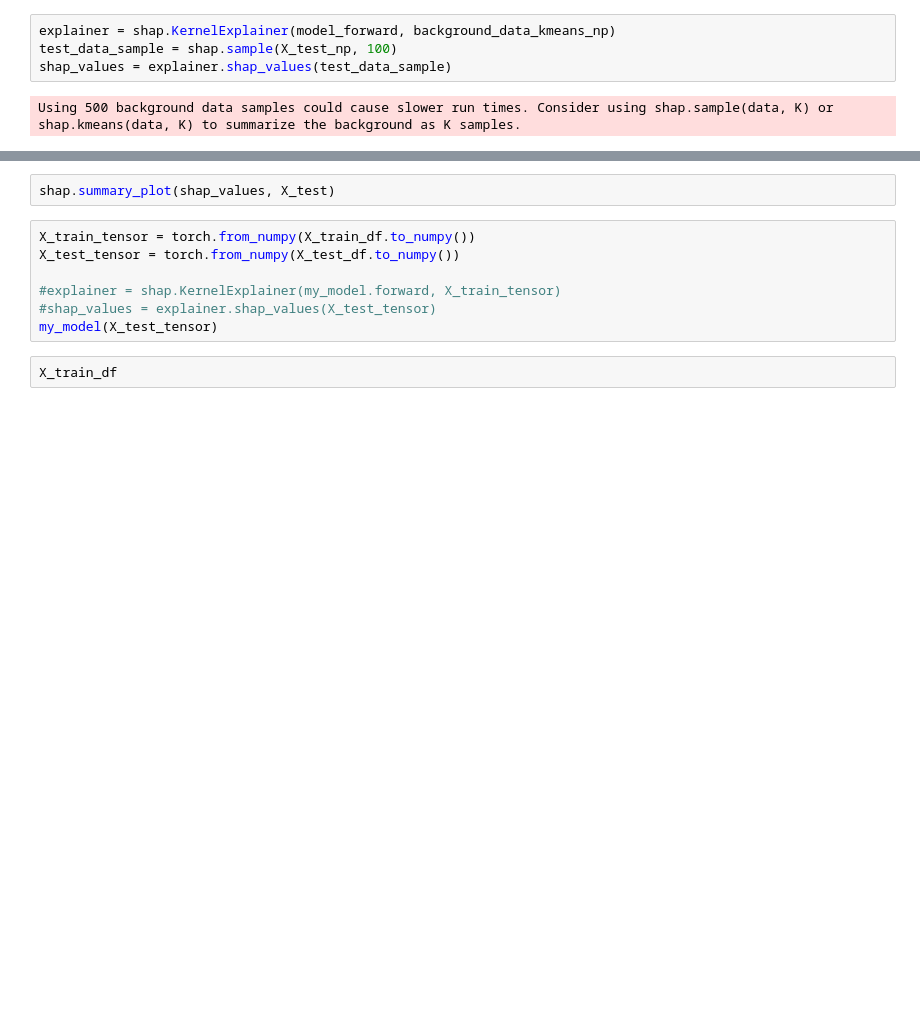
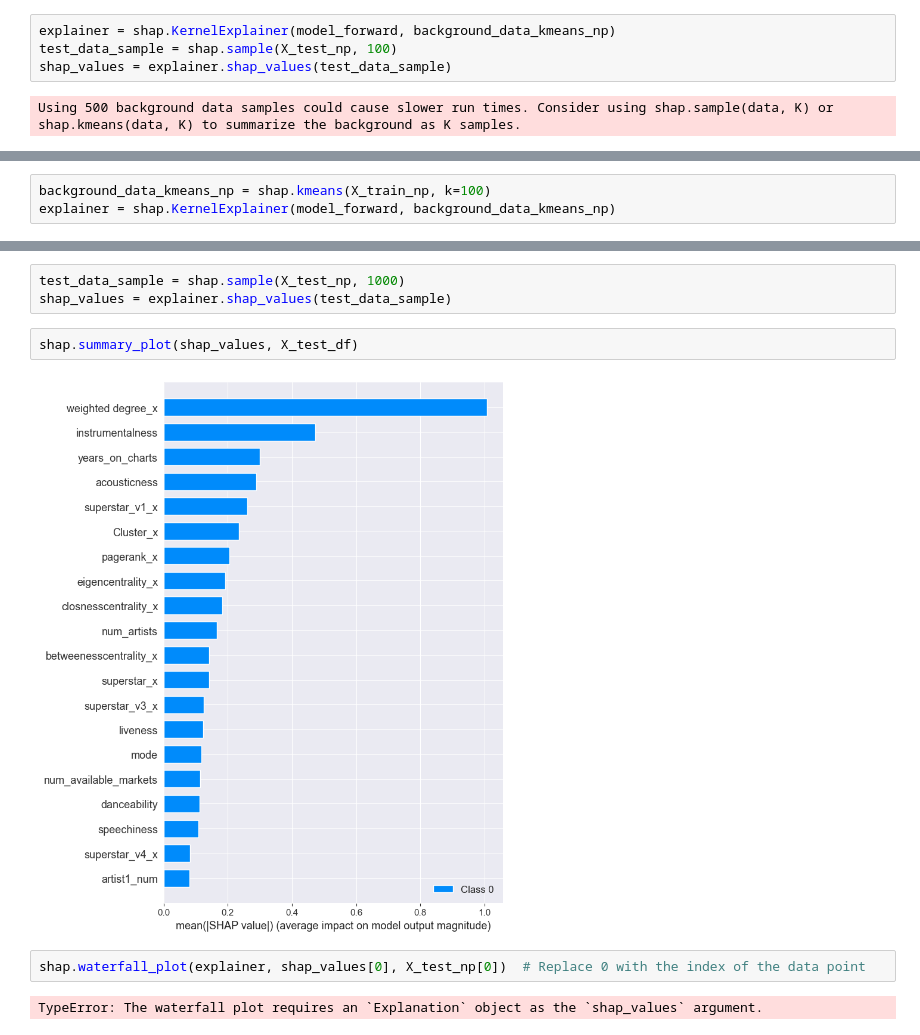
Before and after one commit to l4vd/Ba_first_tries, a Jupyter notebook: models/Original_MLP/Network_Analysis.ipynb, the cells around one changed output, grey strips where cells are left out. Cells and saved outputs as stored; diff of their text form; blank space fills up the shorter version.

```diff
--- a/models/Original_MLP/Network_Analysis.ipynb
+++ b/models/Original_MLP/Network_Analysis.ipynb
@@ -1048,0 +1041,3 @@ shap_values = explainer.shap_values(X_test_df)
+# %%
+background_data_kmeans_np = shap.kmeans(X_train_np, k=100)
+explainer = shap.KernelExplainer(model_forward, background_data_kmeans_np)
@@ -1049,11 +1048,11 @@ shap_values = explainer.shap_values(X_test_df)
+# %%
+test_data_sample = shap.sample(X_test_np, 1000)
+shap_values = explainer.shap_values(test_data_sample)
 # %%
-shap.summary_plot(shap_values, X_test)
+shap.summary_plot(shap_values, X_test_df)
+# %% [output]
+[figure, added]
-# %%
-X_train_tensor = torch.from_numpy(X_train_df.to_numpy())
-X_test_tensor = torch.from_numpy(X_test_df.to_numpy())
-
-#explainer = shap.KernelExplainer(my_model.forward, X_train_tensor)
-#shap_values = explainer.shap_values(X_test_tensor)
-my_model(X_test_tensor)
-# %%
-X_train_df
+# %%
+shap.waterfall_plot(explainer, shap_values[0], X_test_np[0])  # Replace 0 with the index of the data point
+# %% [output]
+TypeError: The waterfall plot requires an `Explanation` object as the `shap_values` argument.
```
Also changed, not shown: parts of 9 cells of this notebook.
